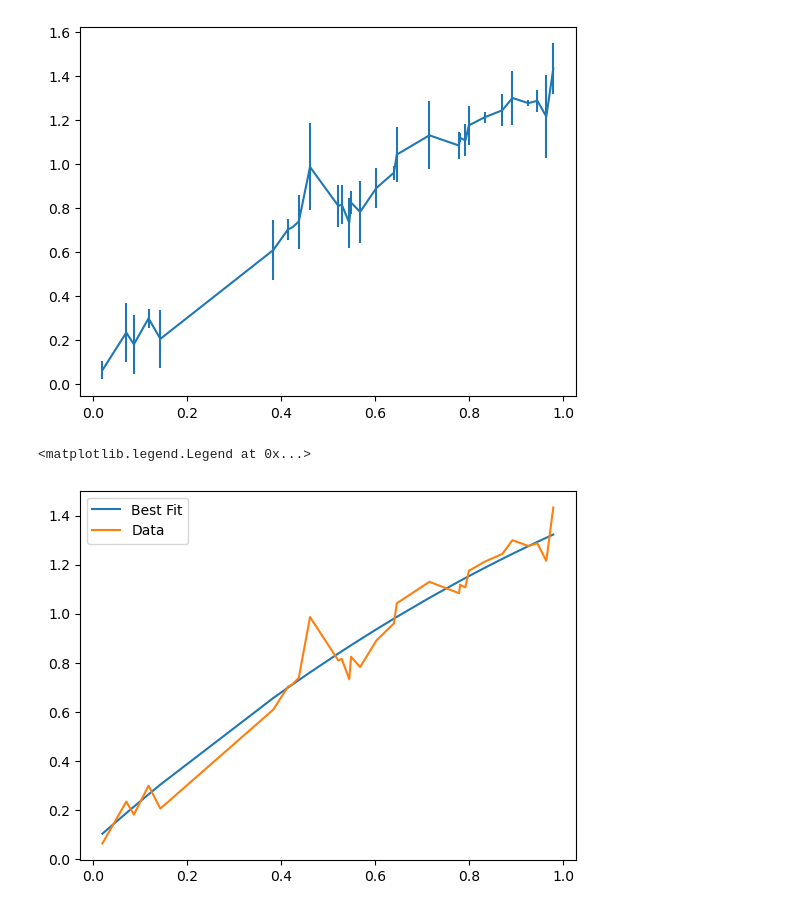
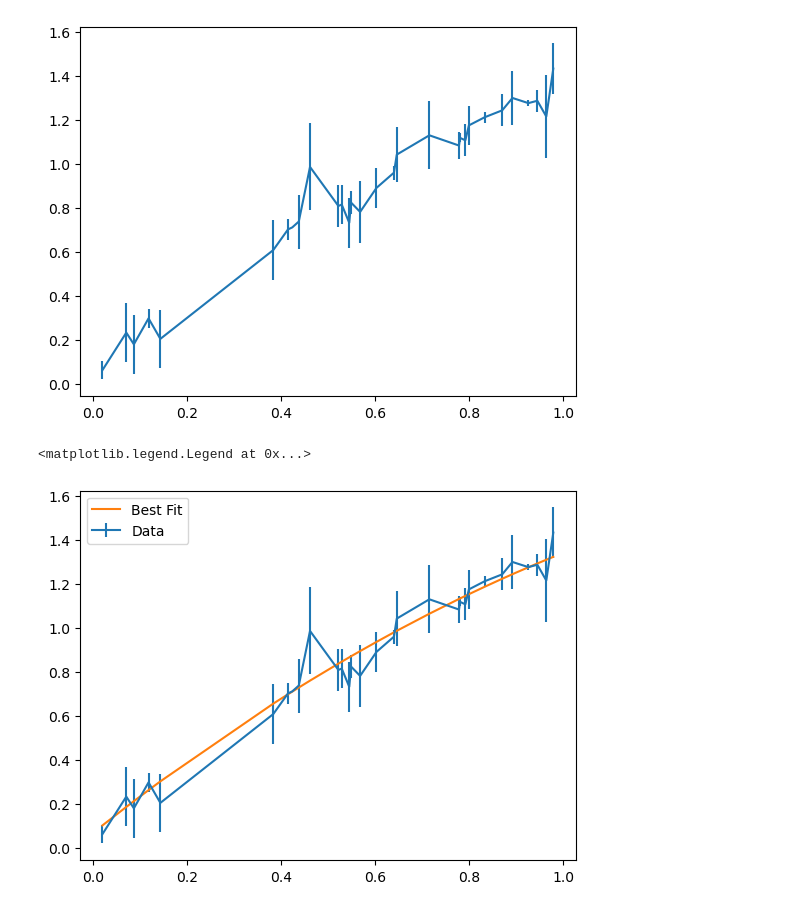
Before and after one commit to TejahniDesire/USRP_OPT_OUT, a Jupyter notebook: Data.ipynb, the cells around one changed output. Drawn from its saved outputs; the diff is of its cells as text; code cells hidden in the pictures.

Commit message:
fixed plot

```diff
--- a/Data.ipynb
+++ b/Data.ipynb
@@ -61,12 +61,12 @@ plt.show
 # %%
 a,b,c = np.polynomial.polynomial.polyfit(x,ysorted,2,w=1/stdsorted)
 
 def func(xs):
     return c * (xs ** 2) + b * xs + a
 
+plt.errorbar(x,ysorted,stdsorted,label="Data")
 plt.plot(x,func(x),label="Best Fit")
-plt.plot(x,ysorted,label= 'Data')
 plt.legend()
 # %% [output]
 <matplotlib.legend.Legend at 0x...>
-[figure, old version]
+[figure, new version]
```
